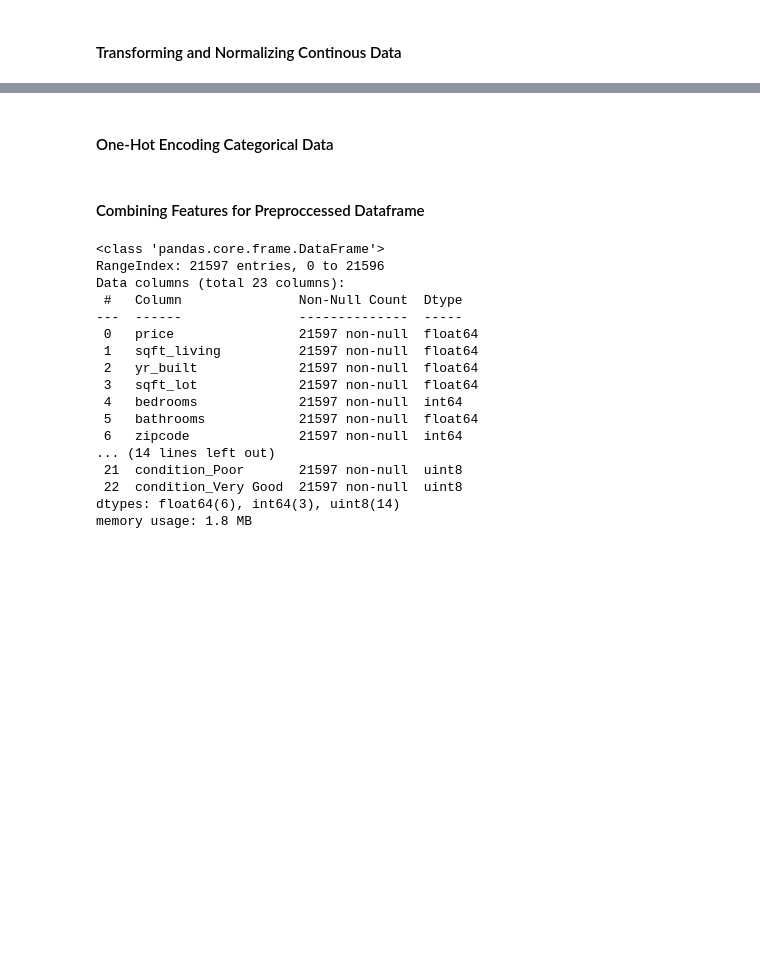
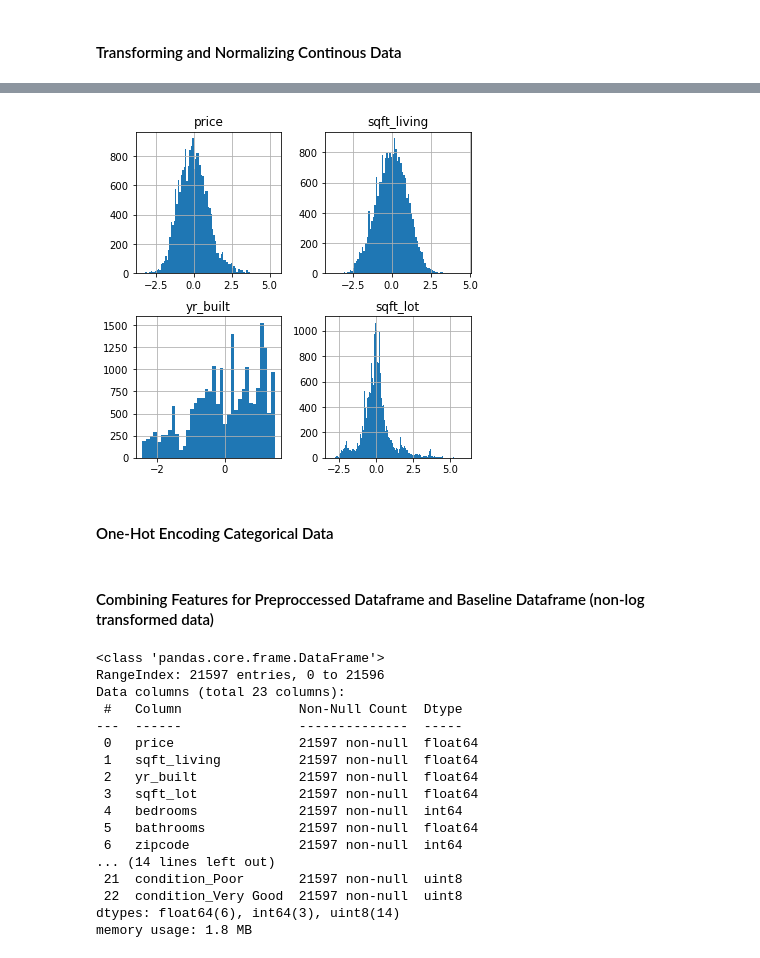
Before and after one commit to kevin-culver/home_sales_analysis, a Jupyter notebook: home_sales_analysis.ipynb, the cells around one changed output, grey strips where cells are left out. Drawn from its saved outputs; the diff is of its cells as text; code cells hidden in the pictures; blank space fills up the shorter version.

```diff
--- a/home_sales_analysis.ipynb
+++ b/home_sales_analysis.ipynb
@@ -251,7 +216,11 @@ Name: grade, dtype: int64
+# %%
+df_log_norm.hist(figsize=[6, 6], bins='auto');
+# %% [output]
+[figure, added]
 # %% [markdown]
 #### One-Hot Encoding Categorical Data
 # %%
 categ_dummies = pd.get_dummies(df_categ, drop_first=True)
 # %% [markdown]
-#### Combining Features for Preproccessed Dataframe
+#### Combining Features for Preproccessed Dataframe and Baseline Dataframe (non-log transformed data)
 # %%
```
Also changed, not shown: parts of 43 cells of this notebook.
